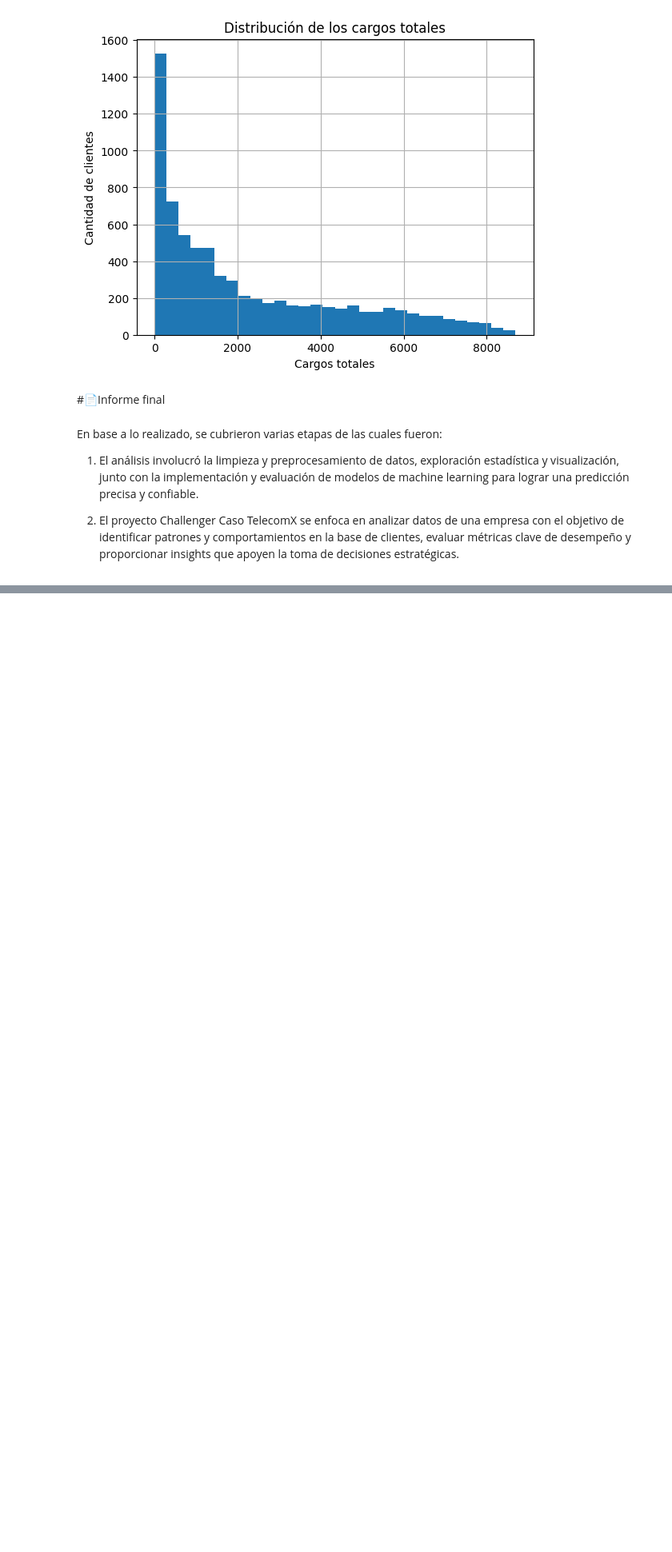
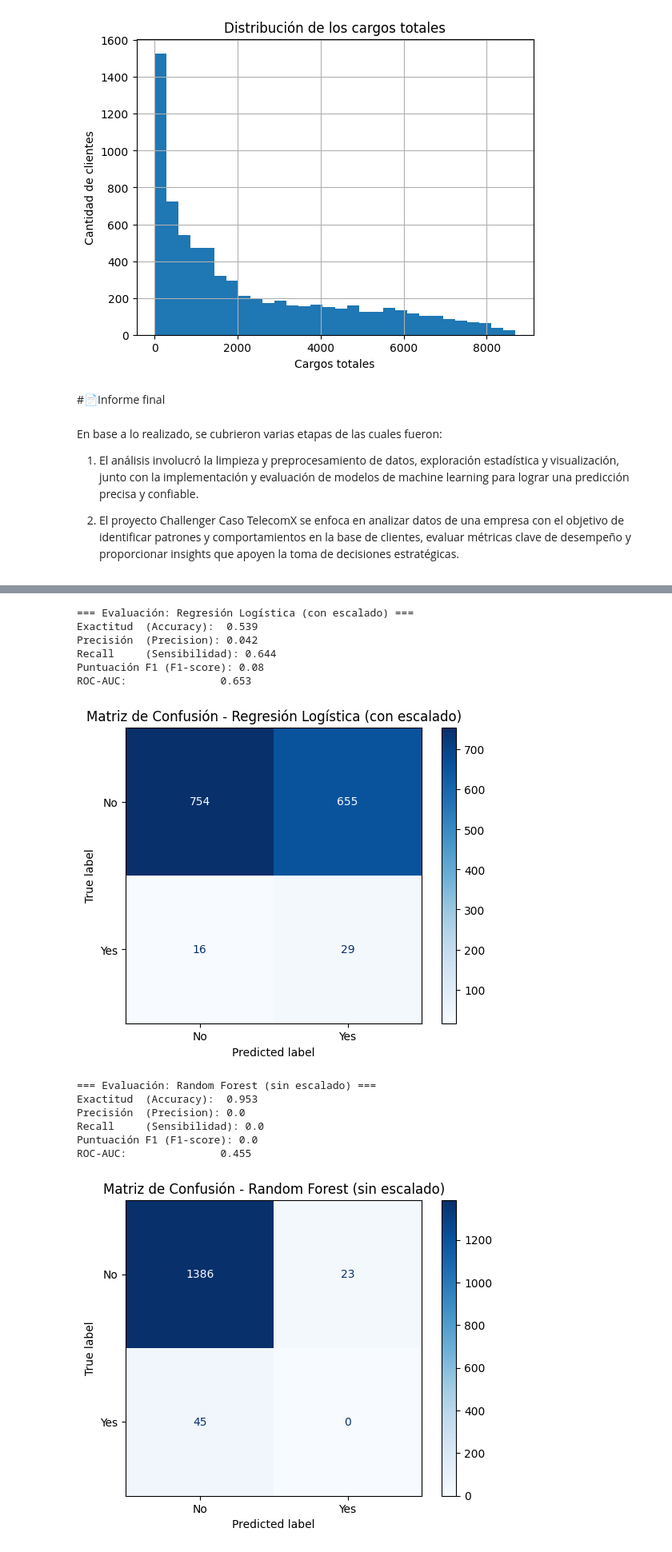
Before and after one commit to HillerJS/TelecomX_Challenge, a Jupyter notebook: TelecomX_Challenge.ipynb, the cells around one changed output, grey strips where cells are left out. Shown at 80% size. Cells and saved outputs as stored; diff of their text form; code cells hidden in the pictures; blank space fills up the shorter version.

```diff
--- a/TelecomX_Challenge.ipynb
+++ b/TelecomX_Challenge.ipynb
@@ -241,0 +564,10 @@ En base a lo realizado, se cubrieron varias etapas de las cuales fueron:
+# %%
+log_pipe = Pipeline(steps=[
+    ('scaler', StandardScaler()),            # normaliza todo
+    ('clf', LogisticRegression(max_iter=1000, class_weight='balanced'))
+])
+
+log_pipe.fit(X_train, y_train)
+
+y_pred_log  = log_pipe.predict(X_test)
+y_prob_log  = log_pipe.predict_proba(X_test)[:, 1]  # para AUC
@@ -241,0 +576,11 @@ En base a lo realizado, se cubrieron varias etapas de las cuales fueron:
+# %%
+rf = RandomForestClassifier(
+    n_estimators=300,
+    max_depth=None,
+    class_weight='balanced',                 # compensa posible desbalance
+    random_state=42
+)
+rf.fit(X_train, y_train)
+
+y_pred_rf  = rf.predict(X_test)
+y_prob_rf  = rf.predict_proba(X_test)[:, 1]
@@ -241,0 +623,35 @@ En base a lo realizado, se cubrieron varias etapas de las cuales fueron:
+# %%
+import matplotlib.pyplot as plt
+
+def evaluar_modelo(y_true, y_pred, y_prob, nombre_modelo):
+    print(f"\n=== Evaluación: {nombre_modelo} ===")
+    print(f"Exactitud  (Accuracy):  {round(accuracy_score(y_true, y_pred), 3)}")
+    print(f"Precisión  (Precision): {round(precision_score(y_true, y_pred), 3)}")
+    print(f"Recall     (Sensibilidad): {round(recall_score(y_true, y_pred), 3)}")
+    print(f"Puntuación F1 (F1-score): {round(f1_score(y_true, y_pred), 3)}")
+    print(f"ROC-AUC:               {round(roc_auc_score(y_true, y_prob), 3)}")
+
+    # Matriz de confusión
+    cm = confusion_matrix(y_true, y_pred)
+    disp = ConfusionMatrixDisplay(confusion_matrix=cm, display_labels=["No", "Yes"])
+    disp.plot(cmap="Blues")
+    plt.title(f'Matriz de Confusión - {nombre_modelo}')
+    plt.show()
+# %%
+evaluar_modelo(y_test, y_pred_log, y_prob_log, 'Regresión Logística (con escalado)')
+evaluar_modelo(y_test, y_pred_rf,  y_prob_rf,  'Random Forest (sin escalado)')
+# %% [output]
+=== Evaluación: Regresión Logística (con escalado) ===
+Exactitud  (Accuracy):  0.539
+Precisión  (Precision): 0.042
+Recall     (Sensibilidad): 0.644
+Puntuación F1 (F1-score): 0.08
+ROC-AUC:               0.653
+[figure, added]
+=== Evaluación: Random Forest (sin escalado) ===
+Exactitud  (Accuracy):  0.953
+Precisión  (Precision): 0.0
+Recall     (Sensibilidad): 0.0
+Puntuación F1 (F1-score): 0.0
+ROC-AUC:               0.455
+[figure, added]
```
Also changed, not shown: parts of 47 cells of this notebook.
